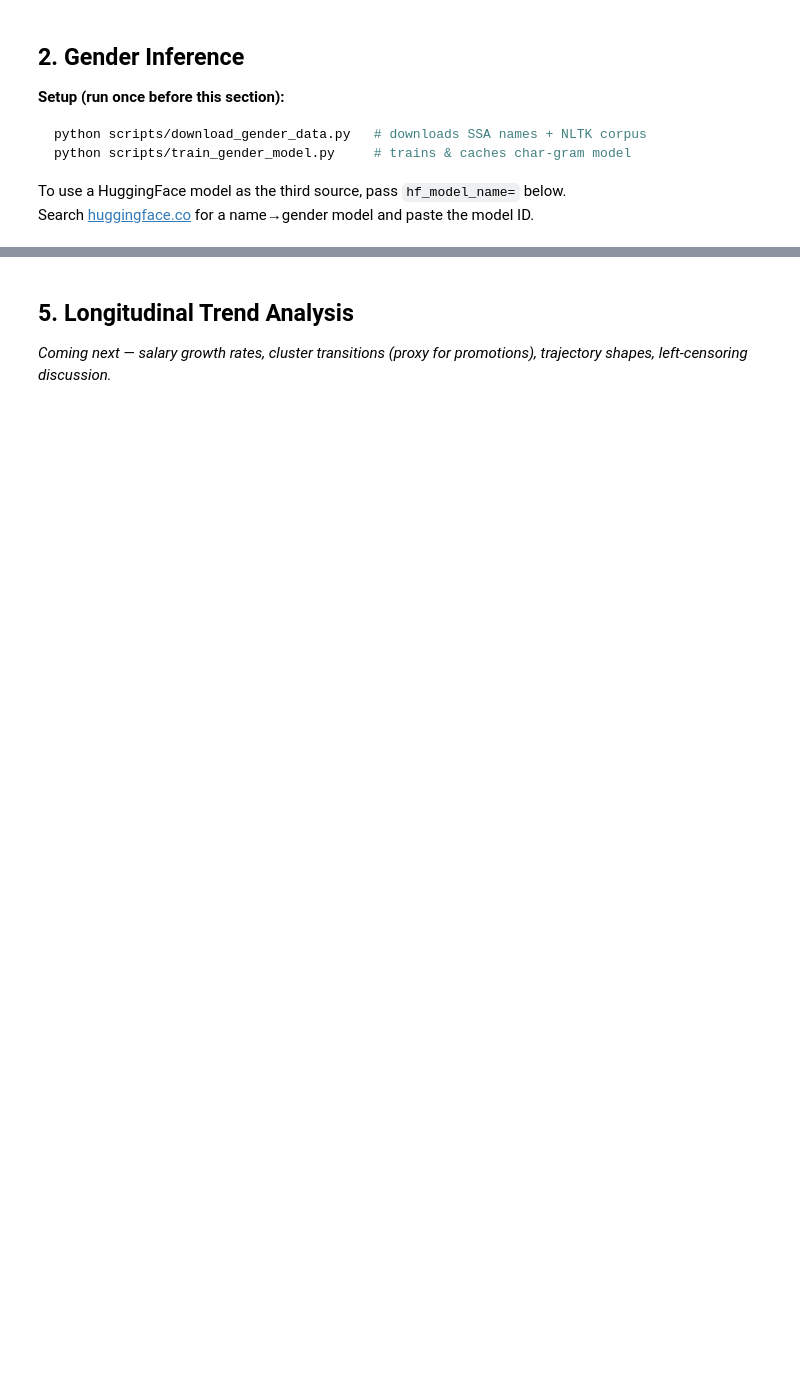
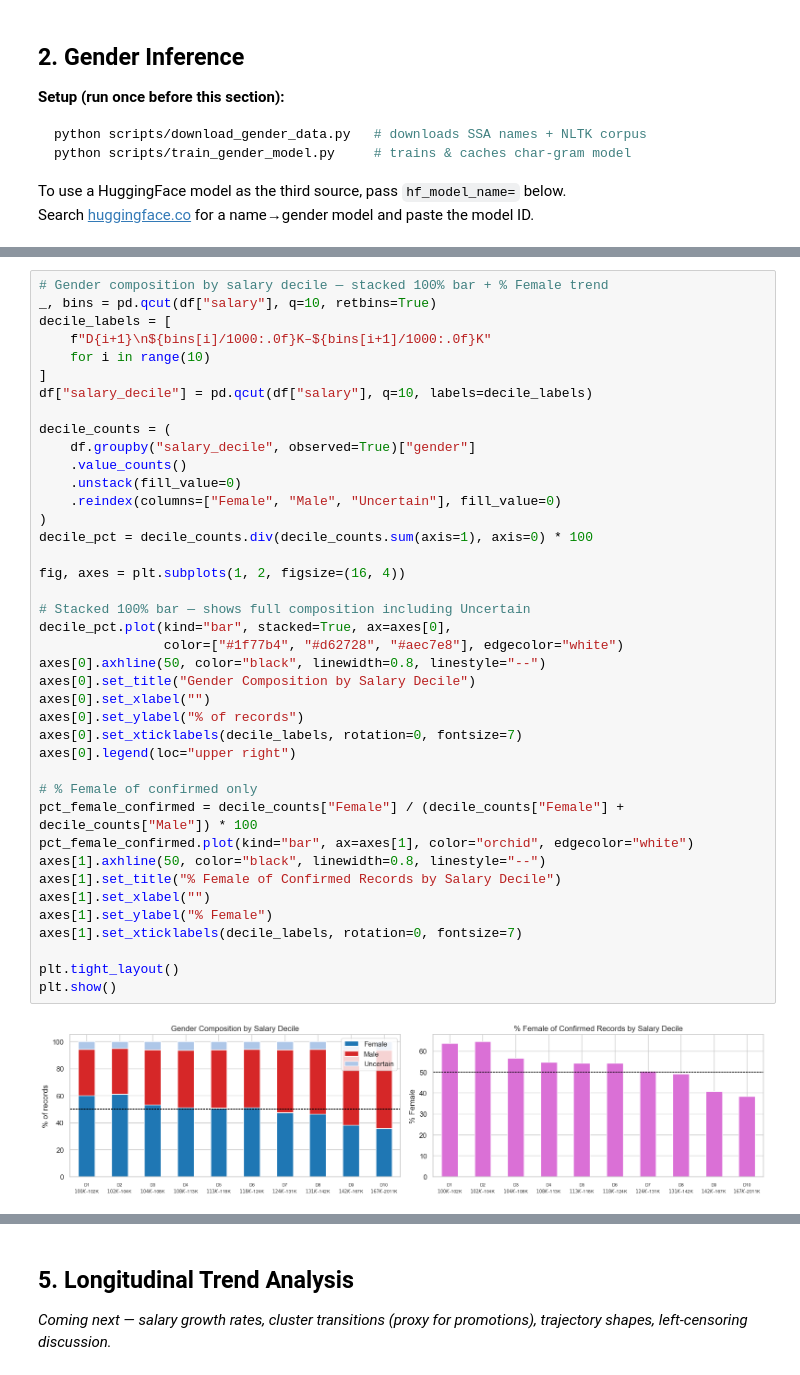
Before and after one commit to JesJH/ontario_sunshine_list_analysis, a Jupyter notebook: analysis.ipynb, the cells around one changed output, grey strips where cells are left out. Drawn from its saved outputs; the diff is of its cells as text; blank space fills up the shorter version.

```diff
--- a/analysis.ipynb
+++ b/analysis.ipynb
@@ -93,0 +489,42 @@ plt.show()
+# %%
+# Gender composition by salary decile — stacked 100% bar + % Female trend
+_, bins = pd.qcut(df["salary"], q=10, retbins=True)
+decile_labels = [
+    f"D{i+1}\n${bins[i]/1000:.0f}K–${bins[i+1]/1000:.0f}K"
+    for i in range(10)
+]
+df["salary_decile"] = pd.qcut(df["salary"], q=10, labels=decile_labels)
+
+decile_counts = (
+    df.groupby("salary_decile", observed=True)["gender"]
+    .value_counts()
+    .unstack(fill_value=0)
+    .reindex(columns=["Female", "Male", "Uncertain"], fill_value=0)
+)
+decile_pct = decile_counts.div(decile_counts.sum(axis=1), axis=0) * 100
+
+fig, axes = plt.subplots(1, 2, figsize=(16, 4))
+
+# Stacked 100% bar — shows full composition including Uncertain
+decile_pct.plot(kind="bar", stacked=True, ax=axes[0],
+                color=["#1f77b4", "#d62728", "#aec7e8"], edgecolor="white")
+axes[0].axhline(50, color="black", linewidth=0.8, linestyle="--")
+axes[0].set_title("Gender Composition by Salary Decile")
+axes[0].set_xlabel("")
+axes[0].set_ylabel("% of records")
+axes[0].set_xticklabels(decile_labels, rotation=0, fontsize=7)
+axes[0].legend(loc="upper right")
+
+# % Female of confirmed only
+pct_female_confirmed = decile_counts["Female"] / (decile_counts["Female"] + decile_counts["Male"]) * 100
+pct_female_confirmed.plot(kind="bar", ax=axes[1], color="orchid", edgecolor="white")
+axes[1].axhline(50, color="black", linewidth=0.8, linestyle="--")
+axes[1].set_title("% Female of Confirmed Records by Salary Decile")
+axes[1].set_xlabel("")
+axes[1].set_ylabel("% Female")
+axes[1].set_xticklabels(decile_labels, rotation=0, fontsize=7)
+
+plt.tight_layout()
+plt.show()
+# %% [output]
+[figure, added]
```
Also changed, not shown: parts of 32 cells of this notebook, 8 other files.
